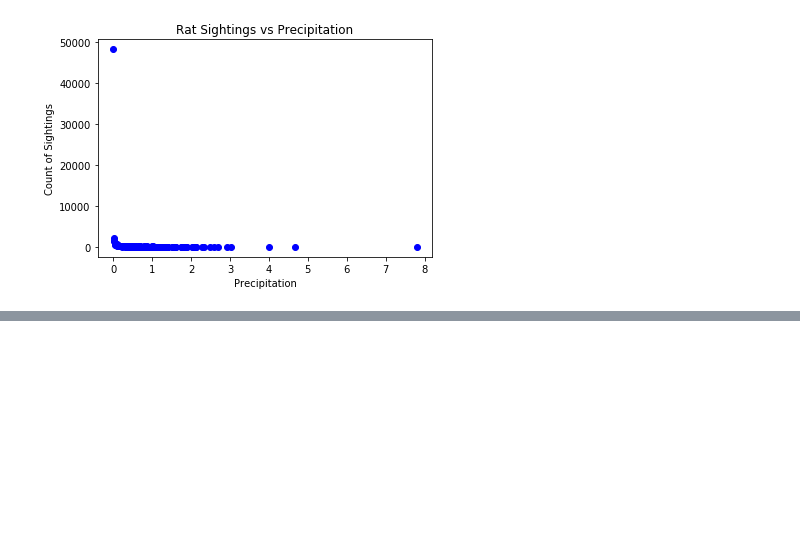
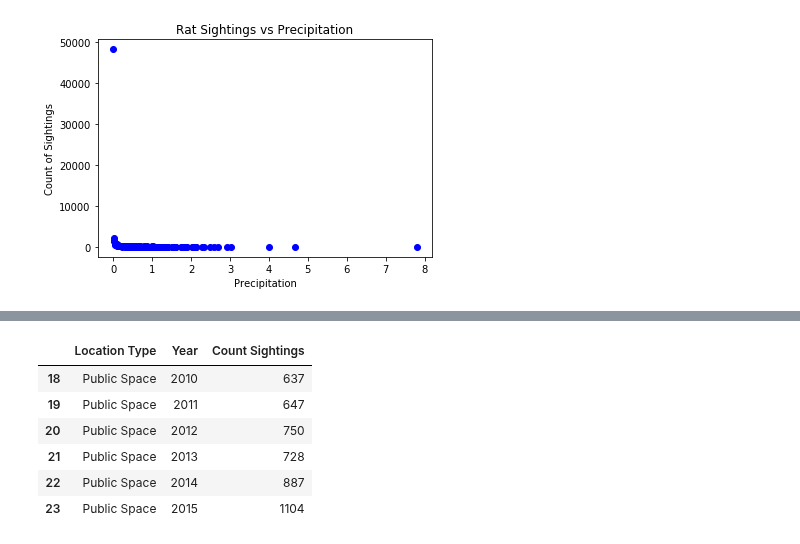
Before and after one commit to tiroger/nyc_rats, a Jupyter notebook: Weather Analysis.ipynb, the cells around one changed output, grey strips where cells are left out. Drawn from its saved outputs; the diff is of its cells as text; code cells hidden in the pictures; blank space fills up the shorter version.

```diff
--- a/Weather Analysis.ipynb
+++ b/Weather Analysis.ipynb
@@ -165,0 +260,16 @@ plt.savefig("rat_sightings_precipitation.png")
+# %%
+residential = weather_rat_new_count.loc[weather_rat_new_count["Location Type"] == "Residential"]
+other = weather_rat_new_count.loc[weather_rat_new_count["Location Type"] == "Other (Explain Below)"]
+vacant = weather_rat_new_count.loc[weather_rat_new_count["Location Type"] == "Vacant Lot/Building"]
+construction = weather_rat_new_count.loc[weather_rat_new_count["Location Type"] == "Construction Site"]
+sewer = weather_rat_new_count.loc[weather_rat_new_count["Location Type"] == "Catch Basin/Sewer"]
+public = weather_rat_new_count.loc[weather_rat_new_count["Location Type"] == "Public Space"]
+public
+# %% [output]
+|  | Location Type | Year | Count Sightings |
+| 18 | Public Space | 2010 | 637 |
+| 19 | Public Space | 2011 | 647 |
+| 20 | Public Space | 2012 | 750 |
+| 21 | Public Space | 2013 | 728 |
+| 22 | Public Space | 2014 | 887 |
+| 23 | Public Space | 2015 | 1104 |
```
Also changed, not shown: parts of 29 cells of this notebook, 3 other files.
